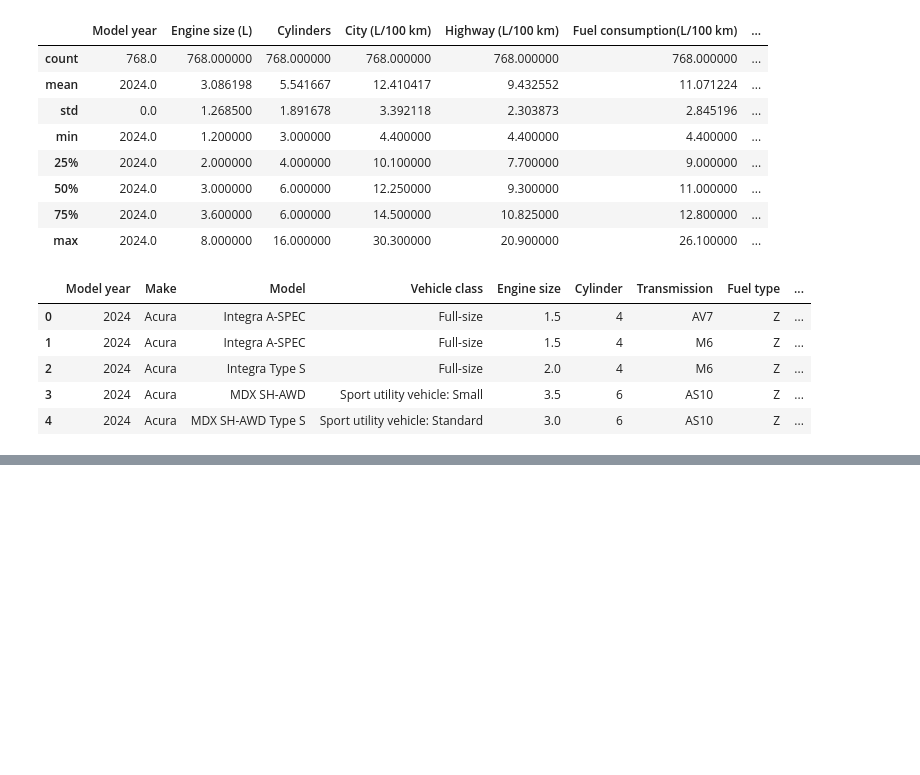
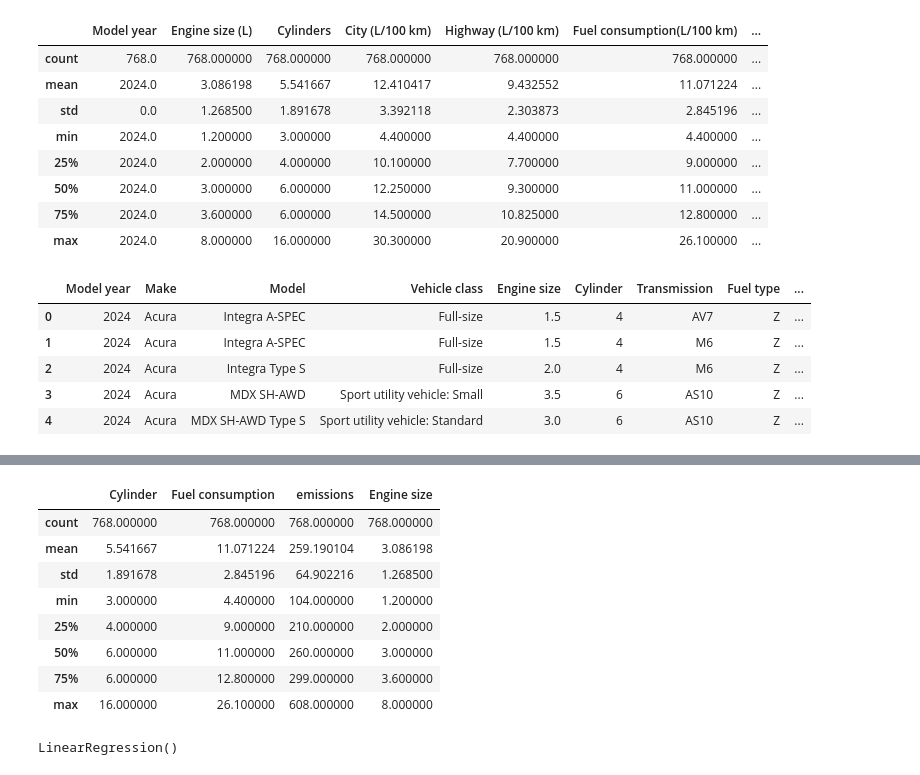
Before and after one commit to Asi9128/Emissions-and-Engine-Size-analysis, a Jupyter notebook: classification.ipynb, the cells around one changed output, grey strips where cells are left out. Saved outputs shown, nothing was run; the diff lists cells and outputs as text; code cells hidden in the pictures; blank space fills up the shorter version.

```diff
--- a/classification.ipynb
+++ b/classification.ipynb
@@ -60 +60,13 @@ to_use
 768 rows × 4 columns
+# %%
+to_use.describe()
+# %% [output]
+|  | Cylinder | Fuel consumption | emissions | Engine size |
+| count | 768.000000 | 768.000000 | 768.000000 | 768.000000 |
+| mean | 5.541667 | 11.071224 | 259.190104 | 3.086198 |
+| std | 1.891678 | 2.845196 | 64.902216 | 1.268500 |
+| min | 3.000000 | 4.400000 | 104.000000 | 1.200000 |
+| 25% | 4.000000 | 9.000000 | 210.000000 | 2.000000 |
+| 50% | 6.000000 | 11.000000 | 260.000000 | 3.000000 |
+| 75% | 6.000000 | 12.800000 | 299.000000 | 3.600000 |
+| max | 16.000000 | 26.100000 | 608.000000 | 8.000000 |
@@ -60,0 +84,14 @@ to_use
+# %%
+# Importing model
+from sklearn.linear_model import LinearRegression
+
+x_train = x_train.values.reshape(-1, 1)
+x_test = x_test.values.reshape(-1, 1)
+
+#Initializing model
+model = LinearRegression()
+
+# train the model
+model.fit(x_train, y_train)
+# %% [output]
+LinearRegression()
```
Also changed, not shown: parts of 11 cells of this notebook.
